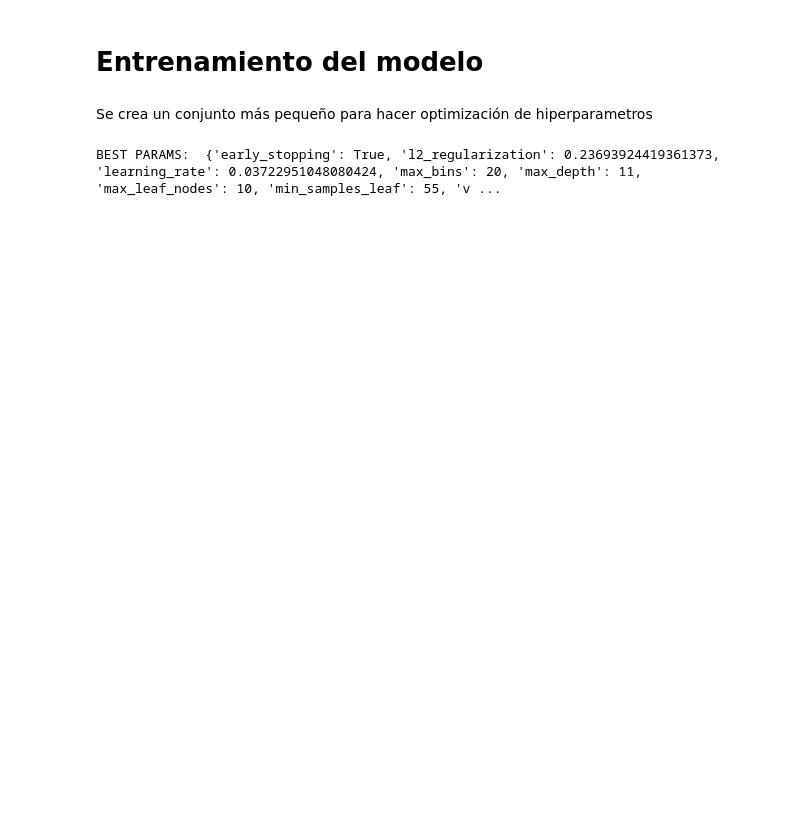
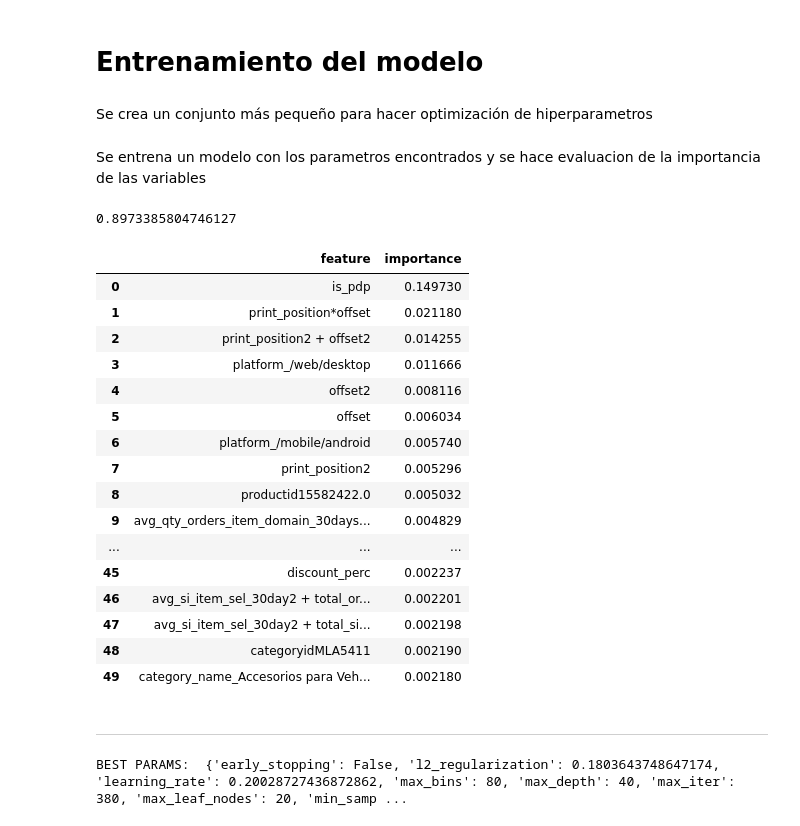
Before and after one commit to tomasglauberman/TP2_TDVI, a Jupyter notebook: w2v.ipynb, the cells around one changed output. Cells and saved outputs as stored; diff of their text form; code cells hidden in the pictures; blank space fills up the shorter version.

```diff
--- a/w2v.ipynb
+++ b/w2v.ipynb
@@ -243,5 +310,75 @@ best = fmin(objective, space = space2,
-# %%
-best_params = space_eval(space2, best)
-print("BEST PARAMS: ", best_params)
-# %% [output]
-BEST PARAMS:  {'early_stopping': True, 'l2_regularization': 0.23693924419361373, 'learning_rate': 0.03722951048080424, 'max_bins': 20, 'max_depth': 11, 'max_leaf_nodes': 10, 'min_samples_leaf': 55, 'v ...
+# %% [markdown]
+Se entrena un modelo con los parametros encontrados y se hace evaluacion de la importancia de las variables
+# %%
+best_params_xgb = {'colsample_bytree': 0.4, 'gamma': 0.55, 'learning_rate': 0.013753093395801401, 'max_depth': 8, 'min_child_weight': 1.0, 'n_estimators': 938, 'reg_alpha': 8.0, 'reg_lambda': 1.24, 'subsample': 0.24416762766957015}
+# best_params_xgb = {'colsample_bytree': 0.7741796014117474,
+#              'gamma': 0.3020891748287051,
+#              'learning_rate': 0.09564785717307725,
+#              'max_depth': 8,
+#              'min_child_weight': 0.7385304140275711,
+#              'n_estimators': 155,
+#              'reg_lambda': 3.598423605361132,
+#              'subsample': 0.9430958647237158}
+clf = xgb.XGBClassifier(**best_params_xgb, random_state = 22, objective='binary:logistic')
+clf.fit(X_train, Y_train)
+print(roc_auc_score(Y_val, clf.predict_proba(X_val)[:, clf.classes_== 1]))
+#0.8972610537841871
+# %% [output]
+0.8973385804746127
+# %%
+feature_importance = pd.DataFrame({'feature': X_train.columns, 'importance': clf.feature_importances_})
+feature_importance.sort_values(by='importance', ascending=False, inplace=True)
+feature_importance.reset_index(drop=True, inplace=True)
+feature_importance.head(50)
+# %% [output]
+|  | feature | importance |
+| 0 | is_pdp | 0.149730 |
+| 1 | print_position*offset | 0.021180 |
+| 2 | print_position2 + offset2 | 0.014255 |
+| 3 | platform_/web/desktop | 0.011666 |
+| 4 | offset2 | 0.008116 |
+| 5 | offset | 0.006034 |
+| 6 | platform_/mobile/android | 0.005740 |
+| 7 | print_position2 | 0.005296 |
+| 8 | productid15582422.0 | 0.005032 |
+| 9 | avg_qty_orders_item_domain_30days... | 0.004829 |
+| ... | ... | ... |
+| 45 | discount_perc | 0.002237 |
+| 46 | avg_si_item_sel_30day2 + total_or... | 0.002201 |
+| 47 | avg_si_item_sel_30day2 + total_si... | 0.002198 |
+| 48 | categoryidMLA5411 | 0.002190 |
+| 49 | category_name_Accesorios para Veh... | 0.002180 |
+# %% [markdown]
+------------------------
+# %%
+space = {
+    'learning_rate': hp.uniform('learning_rate', 0.01, 0.5),
+    'max_iter': hp.choice('max_iter', np.arange(100, 500, 10, dtype=int)),
+    'max_leaf_nodes': hp.choice('max_leaf_nodes', np.arange(10, 100, 10, dtype=int)),
+    'max_depth': hp.choice('max_depth', np.arange(10, 100, 10, dtype=int)),
+    'min_samples_leaf': hp.choice('min_samples_leaf', np.arange(1, 10, 1, dtype=int)),
+    'l2_regularization': hp.uniform('l2_regularization', 0.01, 0.5),
+    'max_bins': hp.choice('max_bins', np.arange(10, 100, 10, dtype=int)),
+    'validation_fraction': hp.uniform('validation_fraction', 0.01, 0.5),
+    'warm_start': hp.choice('warm_start', [True, False]),
+    'early_stopping': hp.choice('early_stopping', [True, False]),
+}
+
+X_train_min = X_train[:100000]
+Y_train_min = Y_train[:100000]
+
+def objective(params):
+    tree =HistGradientBoostingClassifier(**params, random_state = 35)
+    tree.fit(X_train_min, Y_train_min)
+    score = roc_auc_score(Y_val, tree.predict_proba(X_val)[:, tree.classes_== 1])
+    return {'loss': 1 - score, 'status': STATUS_OK}
+
+best = fmin(objective, space = space,
+            algo = tpe.suggest,
+            max_evals = 10,
+            rstate = np.random.default_rng(25))
+
+best_params_hist = space_eval(space, best)
+print("BEST PARAMS: ", best_params_hist)
+# %% [output]
+BEST PARAMS:  {'early_stopping': False, 'l2_regularization': 0.1803643748647174, 'learning_rate': 0.20028727436872862, 'max_bins': 80, 'max_depth': 40, 'max_iter': 380, 'max_leaf_nodes': 20, 'min_samp ...
```
Also changed, not shown: parts of 31 cells of this notebook, 3 other files.
